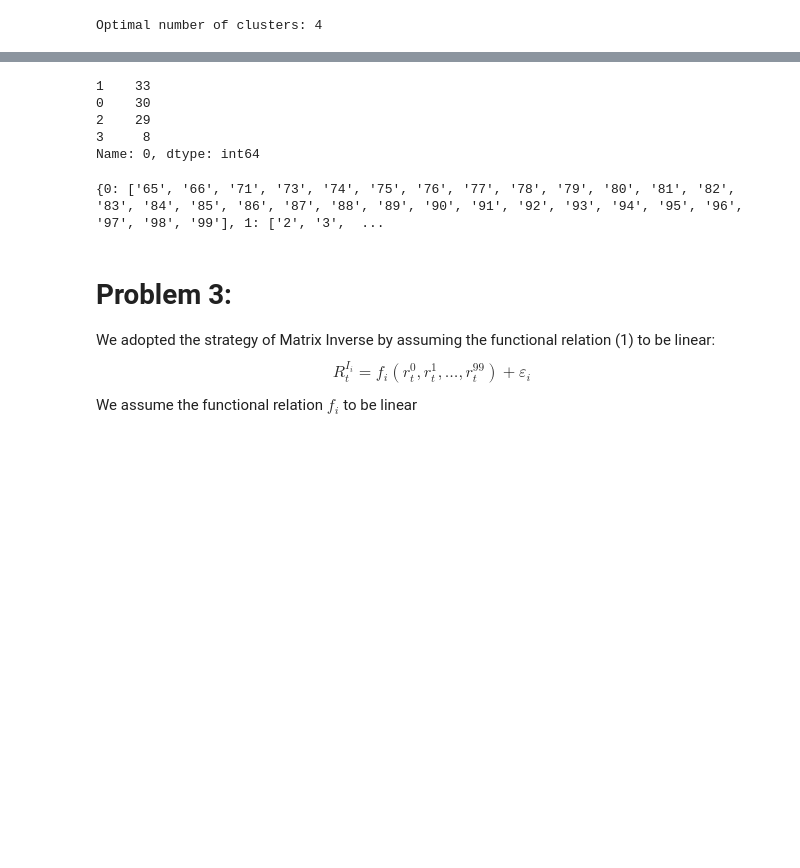
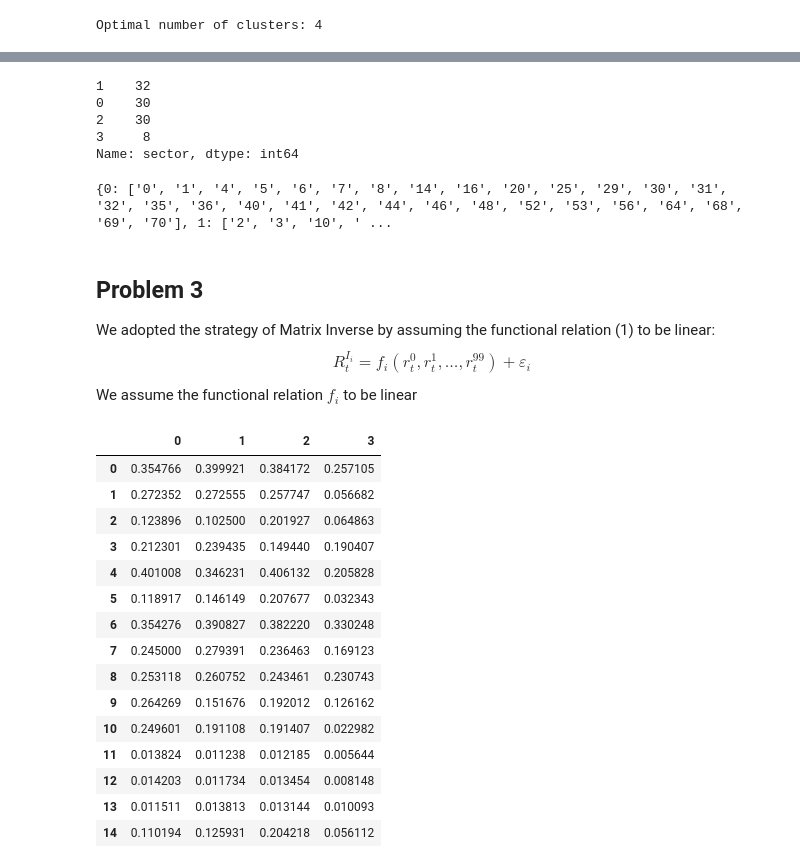
Before and after one commit to navyanshmahla/Funny-Indices-TRC, a Jupyter notebook: navyansh-limestone.ipynb, the cells around one changed output, grey strips where cells are left out. Saved outputs shown, nothing was run; the diff lists cells and outputs as text; code cells hidden in the pictures; blank space fills up the shorter version.

```diff
--- a/navyansh-limestone.ipynb
+++ b/navyansh-limestone.ipynb
@@ -189,6 +186,7 @@ Company = pd.DataFrame(stocks.index)
 cluster_labels = pd.DataFrame(kmeans.labels_)
 df = pd.concat([cluster_labels],axis = 1,names="sector")
 df['stock'] = df.index
+df.rename(columns = {0:'sector'}, inplace = True)
 # %%
 df.head()
 # %% [output]
@@ -203,11 +199,11 @@ df.to_csv('./clusters.csv')
 # %%
-df[0].value_counts()
+df['sector'].value_counts()
 # %% [output]
-1    33
+1    32
 0    30
-2    29
+2    30
 3     8
-Name: 0, dtype: int64
+Name: sector, dtype: int64
 # %%
 sectors = dict()
 sectors[0] = []
@@ -215,13 +211,14 @@ sectors[1] = []
 sectors[2] = []
 sectors[3] = []
 
+
 for i in range(100):
-    sectors[df[0][i]].append(str(df["stock"][i]))
+    sectors[df['sector'][i]].append(str(df["stock"][i]))
 print(sectors)
 # %% [output]
-{0: ['65', '66', '71', '73', '74', '75', '76', '77', '78', '79', '80', '81', '82', '83', '84', '85', '86', '87', '88', '89', '90', '91', '92', '93', '94', '95', '96', '97', '98', '99'], 1: ['2', '3',  ...
+{0: ['0', '1', '4', '5', '6', '7', '8', '14', '16', '20', '25', '29', '30', '31', '32', '35', '36', '40', '41', '42', '44', '46', '48', '52', '53', '56', '64', '68', '69', '70'], 1: ['2', '3', '10', ' ...
 # %% [markdown]
-# Problem 3:
+## Problem 3
 We adopted the strategy of Matrix Inverse by assuming the functional relation (1) to be linear:
 $$
 R_{t}^{I_{i}}=f_{i}\left(r_{t}^{0}, r_{t}^{1}, \ldots, r_{t}^{99}\right)+\varepsilon_{i}
@@ -258,0 +269,22 @@ predicted_returns = pd.DataFrame(np.array(predicted_returns).T, columns=index_re
+# %%
+index_groups = pd.DataFrame(predictive_correlations)
+index_groups = index_groups.T
+# %%
+index_groups       # dataframe showing predictive correlation of each index with each stock sector
+# %% [output]
+|  | 0 | 1 | 2 | 3 |
+| 0 | 0.354766 | 0.399921 | 0.384172 | 0.257105 |
+| 1 | 0.272352 | 0.272555 | 0.257747 | 0.056682 |
+| 2 | 0.123896 | 0.102500 | 0.201927 | 0.064863 |
+| 3 | 0.212301 | 0.239435 | 0.149440 | 0.190407 |
+| 4 | 0.401008 | 0.346231 | 0.406132 | 0.205828 |
+| 5 | 0.118917 | 0.146149 | 0.207677 | 0.032343 |
+| 6 | 0.354276 | 0.390827 | 0.382220 | 0.330248 |
+| 7 | 0.245000 | 0.279391 | 0.236463 | 0.169123 |
+| 8 | 0.253118 | 0.260752 | 0.243461 | 0.230743 |
+| 9 | 0.264269 | 0.151676 | 0.192012 | 0.126162 |
+| 10 | 0.249601 | 0.191108 | 0.191407 | 0.022982 |
+| 11 | 0.013824 | 0.011238 | 0.012185 | 0.005644 |
+| 12 | 0.014203 | 0.011734 | 0.013454 | 0.008148 |
+| 13 | 0.011511 | 0.013813 | 0.013144 | 0.010093 |
+| 14 | 0.110194 | 0.125931 | 0.204218 | 0.056112 |
```
Also changed, not shown: parts of 24 cells of this notebook.
